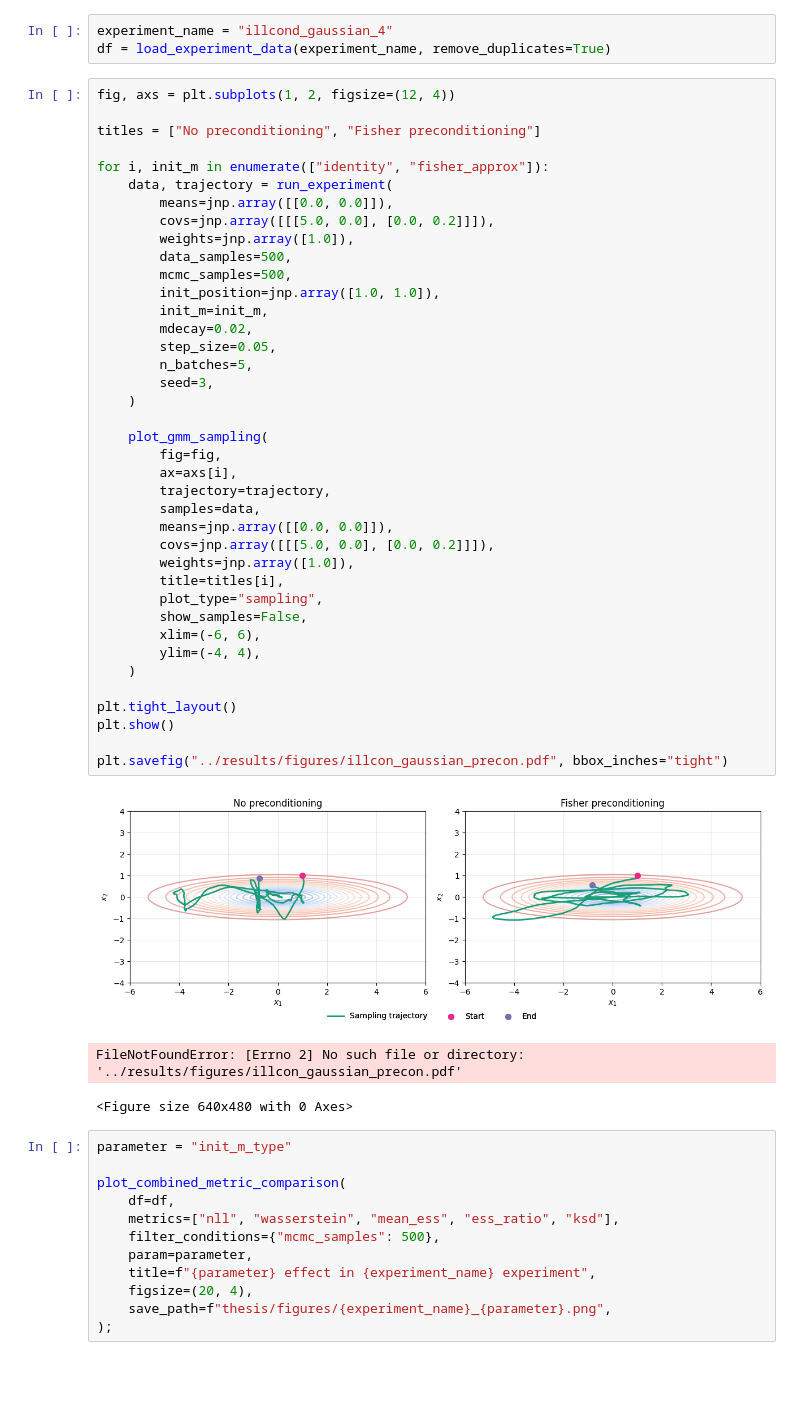
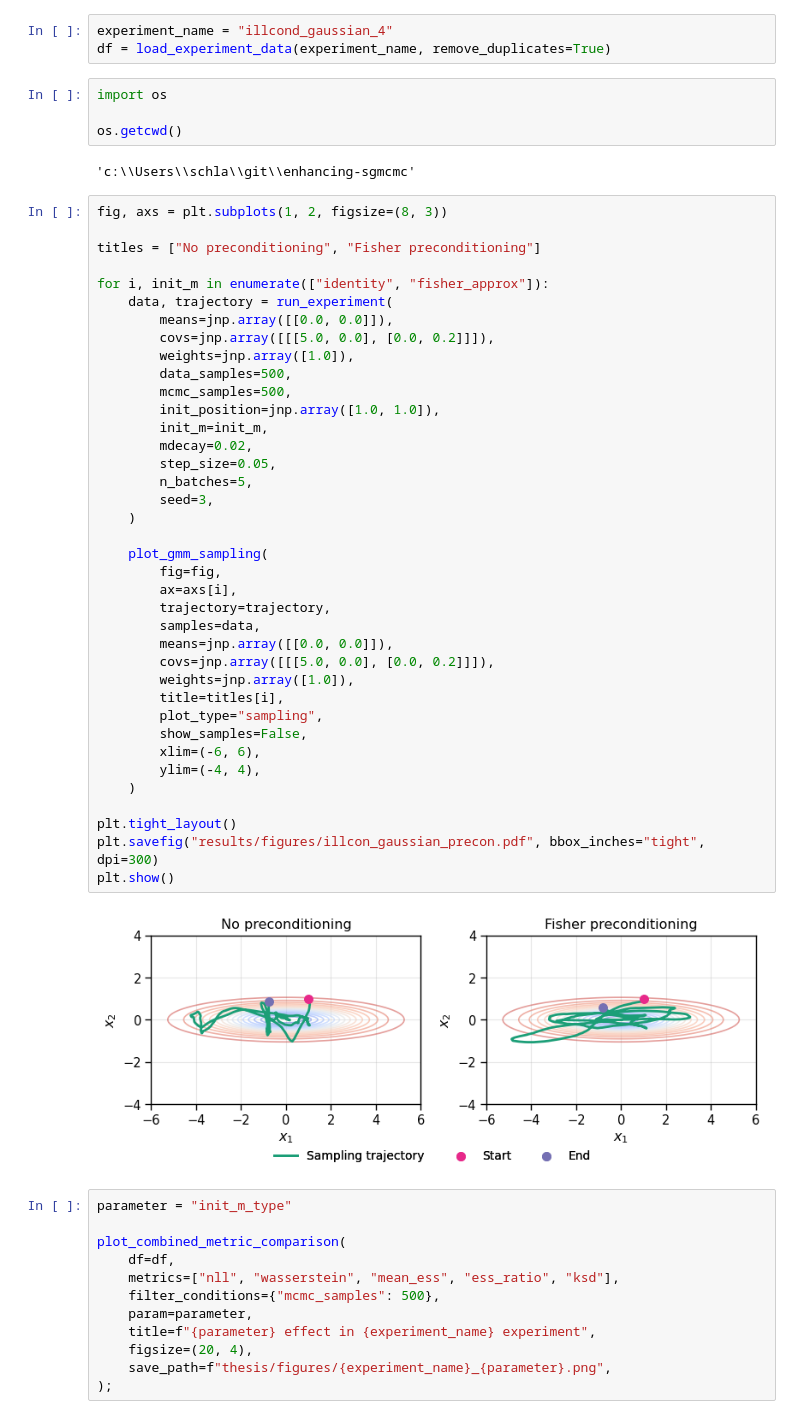
Before and after one commit to mo374z/enhancing-sgmcmc, a Jupyter notebook: notebooks/evaluate_experiments.ipynb, the cells around one changed output. Cells and saved outputs as stored; diff of their text form; blank space fills up the shorter version.

```diff
--- a/notebooks/evaluate_experiments.ipynb
+++ b/notebooks/evaluate_experiments.ipynb
@@ -133,8 +133,14 @@ We conduct experiments with a ill-conditioned Gaussian ground truth we want to t
 # %%
 experiment_name = "illcond_gaussian_4"
 df = load_experiment_data(experiment_name, remove_duplicates=True)
+# %%
+import os
+
+os.getcwd()
+# %% [output]
+'c:\\Users\\schla\\git\\enhancing-sgmcmc'
 # %%
-fig, axs = plt.subplots(1, 2, figsize=(12, 4))
+fig, axs = plt.subplots(1, 2, figsize=(8, 3))
 
 titles = ["No preconditioning", "Fisher preconditioning"]
 
@@ -144,38 +150,35 @@ for i, init_m in enumerate(["identity", "fisher_approx"]):
         covs=jnp.array([[[5.0, 0.0], [0.0, 0.2]]]),
         weights=jnp.array([1.0]),
         data_samples=500,
         mcmc_samples=500,
         init_position=jnp.array([1.0, 1.0]),
         init_m=init_m,
         mdecay=0.02,
         step_size=0.05,
         n_batches=5,
         seed=3,
     )
 
     plot_gmm_sampling(
         fig=fig,
         ax=axs[i],
         trajectory=trajectory,
         samples=data,
         means=jnp.array([[0.0, 0.0]]),
         covs=jnp.array([[[5.0, 0.0], [0.0, 0.2]]]),
         weights=jnp.array([1.0]),
         title=titles[i],
         plot_type="sampling",
         show_samples=False,
         xlim=(-6, 6),
         ylim=(-4, 4),
     )
 
 plt.tight_layout()
+plt.savefig("results/figures/illcon_gaussian_precon.pdf", bbox_inches="tight", dpi=300)
 plt.show()
-
-plt.savefig("../results/figures/illcon_gaussian_precon.pdf", bbox_inches="tight")
 # %% [output]
-[figure, old version]
+[figure, new version]
-FileNotFoundError: [Errno 2] No such file or directory: '../results/figures/illcon_gaussian_precon.pdf'
-<Figure size 640x480 with 0 Axes>
 # %%
 parameter = "init_m_type"
 
```
Also changed, not shown: 3 other files.
